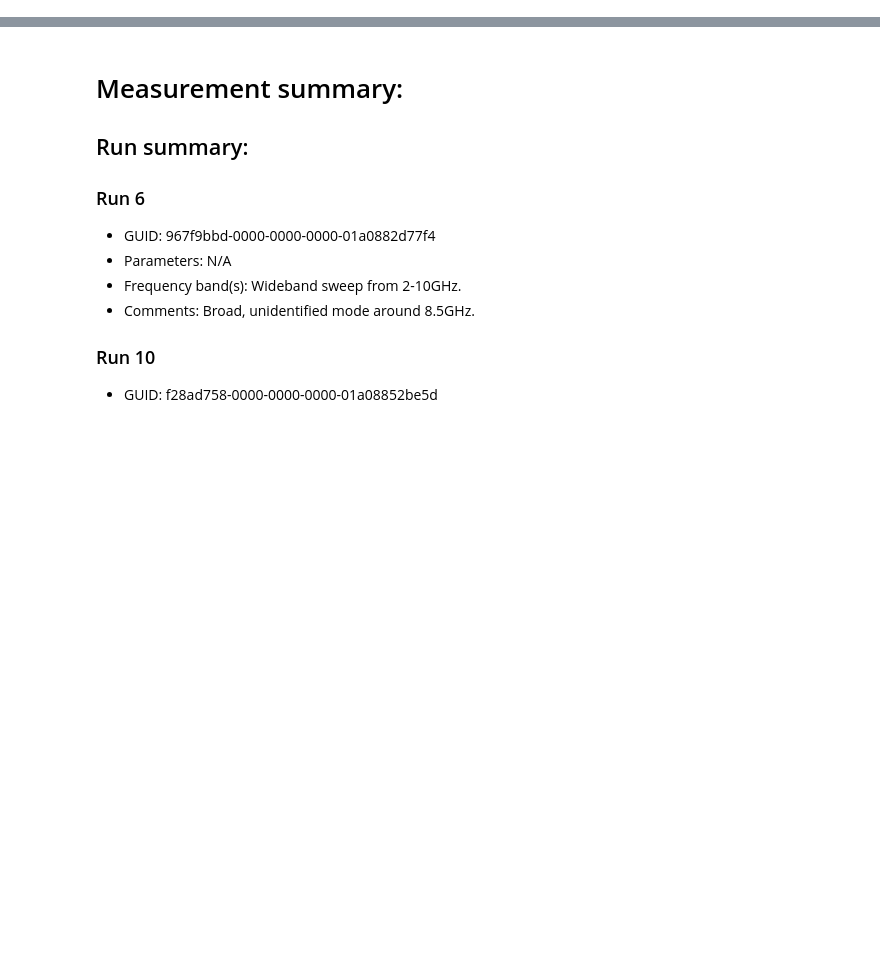
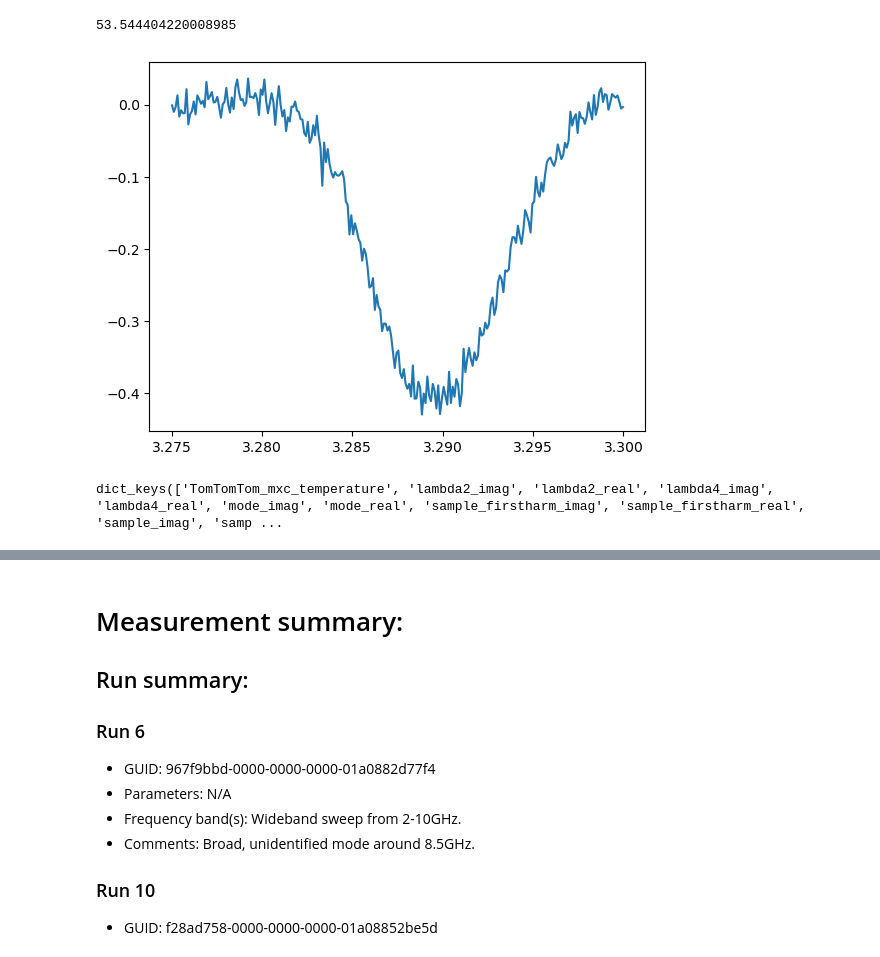
Before and after one commit to eseyetea/2d-sensing, a Jupyter notebook: 2d-sensing/src/analysis/analysis - Copy.ipynb, the cells around one changed output, grey strips where cells are left out. Drawn from its saved outputs; the diff is of its cells as text; code cells hidden in the pictures; blank space fills up the shorter version.

```diff
--- a/2d-sensing/src/measurement/analysis.ipynb
+++ b/2d-sensing/src/analysis/analysis - Copy.ipynb
@@ -20,0 +172,15 @@ import time
+# %%
+background = M*seg_freq/1e9+B
+seg_dB = 10*np.log10(np.abs(seg)**2)
+seg_background_substracted = seg_dB-background
+plt.plot(seg_freq/1e9,seg_background_substracted)
+min_idx = np.argmin(seg_background_substracted)
+half_min = np.min(seg_background_substracted)/2
+idx = np.arange(len(seg_background_substracted))
+upper_half_idx = np.min(np.argwhere((seg_background_substracted>half_min) & (idx > min_idx)))
+lower_half_idx = np.max(np.argwhere((seg_background_substracted>half_min) & (idx < min_idx)))
+fwhm = seg_freq[upper_half_idx]/1e9-seg_freq[lower_half_idx]/1e9
+print(np.abs(seg_background_substracted[min_idx])/fwhm)
+# %% [output]
+53.544404220008985
+[figure, added]
@@ -20,0 +254,4 @@ import time
+# %%
+ds.get_parameter_data().keys()
+# %% [output]
+dict_keys(['TomTomTom_mxc_temperature', 'lambda2_imag', 'lambda2_real', 'lambda4_imag', 'lambda4_real', 'mode_imag', 'mode_real', 'sample_firstharm_imag', 'sample_firstharm_real', 'sample_imag', 'samp ...
```
Also changed, not shown: parts of 21 cells of this notebook, 18 other files.
